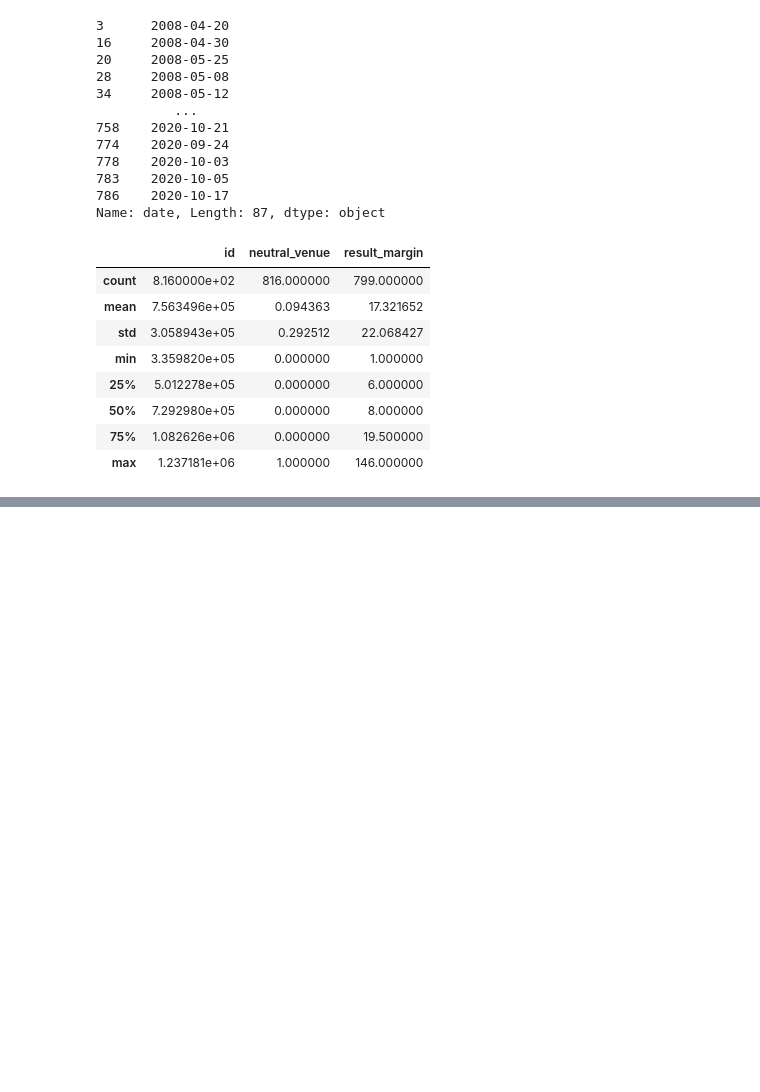
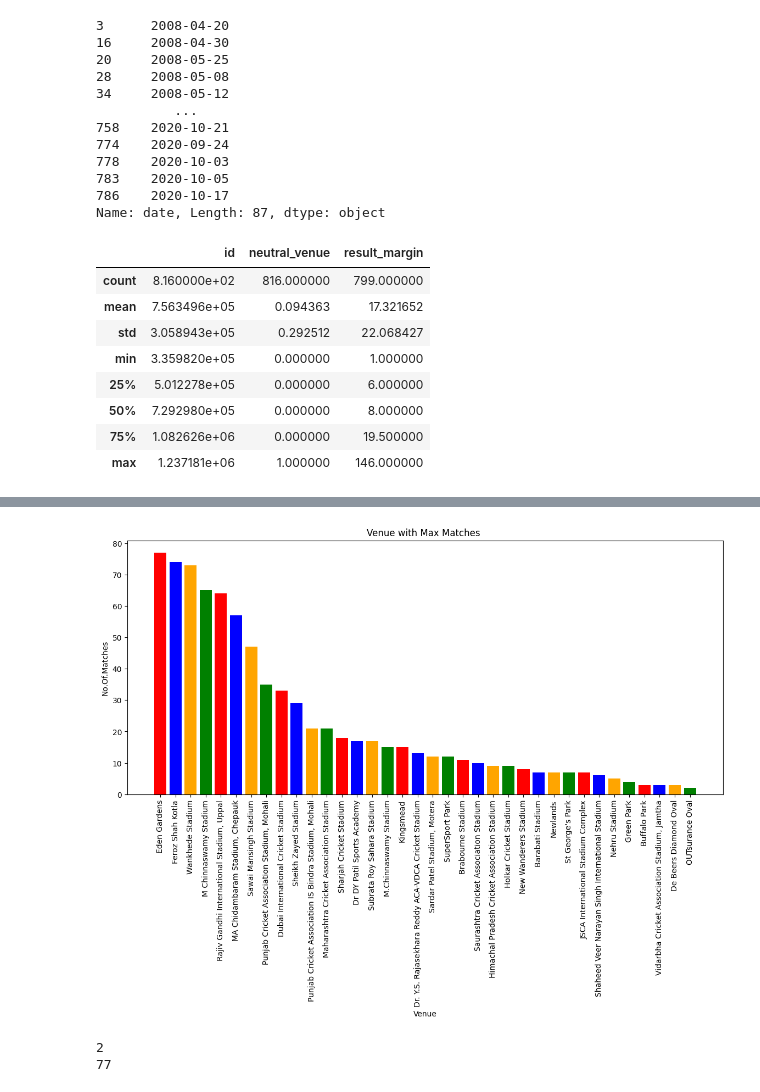
Before and after one commit to SivanandhiniChandrasekar/Python-, a Jupyter notebook: Day-05/matplotlib.ipynb, the cells around one changed output, grey strips where cells are left out. Drawn from its saved outputs; the diff is of its cells as text; code cells hidden in the pictures; blank space fills up the shorter version.

```diff
--- a/Day-05/matplotlib.ipynb
+++ b/Day-05/matplotlib.ipynb
@@ -161,0 +168,19 @@ df.team1, df.team2 [df.winner == 'Rajasthan Royals']
+# %%
+venue = df.venue.value_counts()
+
+plt.figure(figsize=(14,6))
+plt.bar(venue.index, venue.values, color=['red','blue','orange','green'])
+plt.xlabel("Venue")
+plt.ylabel("No.Of.Matches")
+plt.title("Venue with Max Matches ")
+plt.xticks(rotation=90)
+plt.show()
+# %% [output]
+[figure, added]
+# %%
+venue = df.venue.value_counts()
+print(min(venue))
+print(max(venue))
+# %% [output]
+2
+77
```
Also changed, not shown: parts of 7 cells of this notebook, 6 other files.
